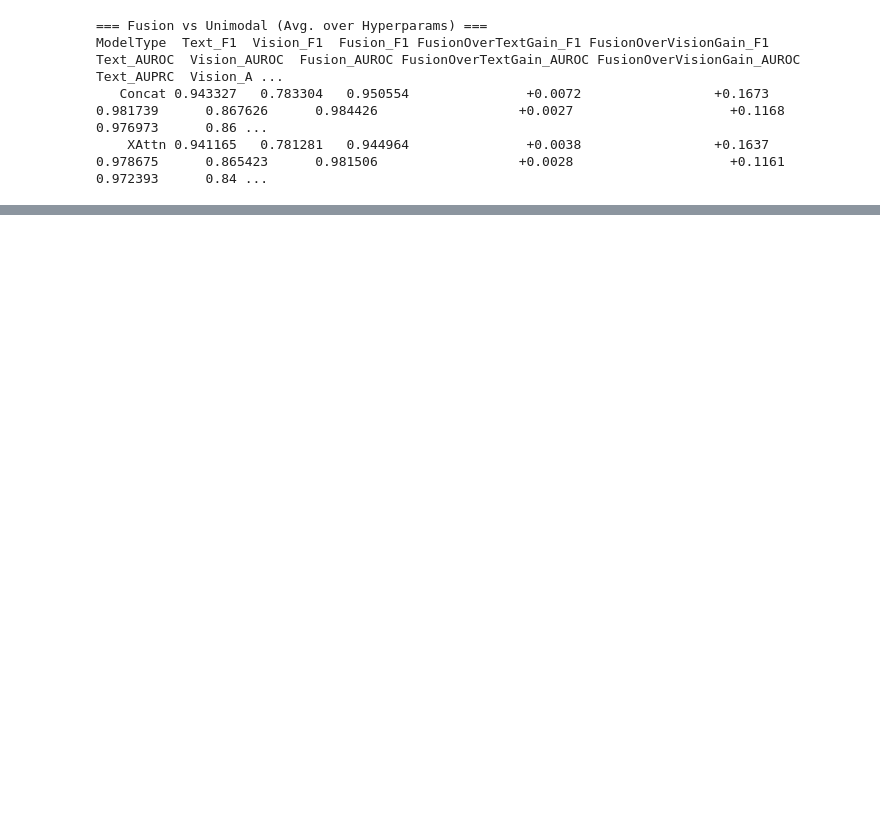
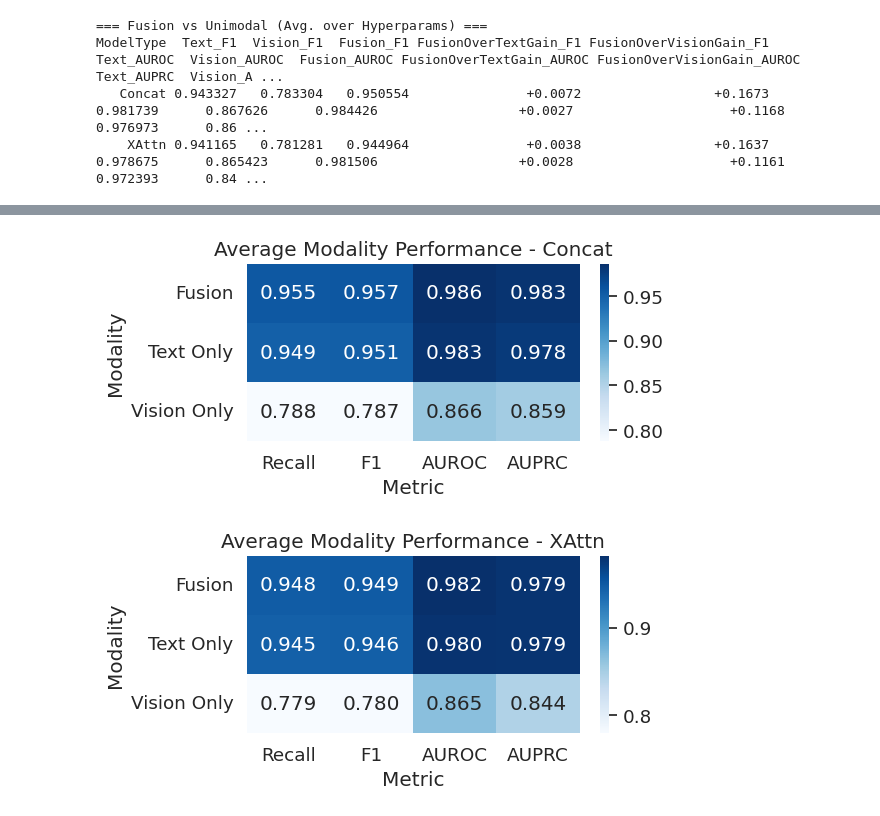
Before and after one commit to CrossMedDx/health-project, a Jupyter notebook: analysis/result_analysis.ipynb, the cells around one changed output, grey strips where cells are left out. Drawn from its saved outputs; the diff is of its cells as text; code cells hidden in the pictures; blank space fills up the shorter version.

```diff
--- a/analysis/result_analysis.ipynb
+++ b/analysis/result_analysis.ipynb
@@ -617,0 +762,32 @@ ModelType  Text_F1  Vision_F1  Fusion_F1 FusionOverTextGain_F1 FusionOverVisionG
+# %%
+import seaborn as sns
+import matplotlib.pyplot as plt
+
+# Group by ModelType and Modality, average across tasks & configs
+agg_df = best_models_df.groupby(["ModelType", "Modality"])[["Recall", "F1", "AUROC", "AUPRC"]].mean().reset_index()
+
+# For each ModelType (Concat / XAttn), create a heatmap
+for model_type in ["Concat", "XAttn"]:
+    subset = agg_df[agg_df["ModelType"] == model_type].copy()
+
+    # Rename modalities for clarity
+    subset["Modality"] = subset["Modality"].map({
+        "text_only": "Text Only",
+        "vision_only": "Vision Only",
+        "fusion": "Fusion"
+    })
+
+    # Set Modality as index
+    heatmap_data = subset.set_index("Modality")[["Recall", "F1", "AUROC", "AUPRC"]]
+
+    # Plot
+    plt.figure(figsize=(6, 3))
+    sns.heatmap(heatmap_data, annot=True, fmt=".3f", cmap="Blues", cbar=True)
+    plt.title(f"Average Modality Performance - {model_type}")
+    plt.xlabel("Metric")
+    plt.ylabel("Modality")
+    plt.tight_layout()
+    plt.show()
+# %% [output]
+[figure, added]
+[figure, added]
```
Also changed, not shown: parts of 13 cells of this notebook.
